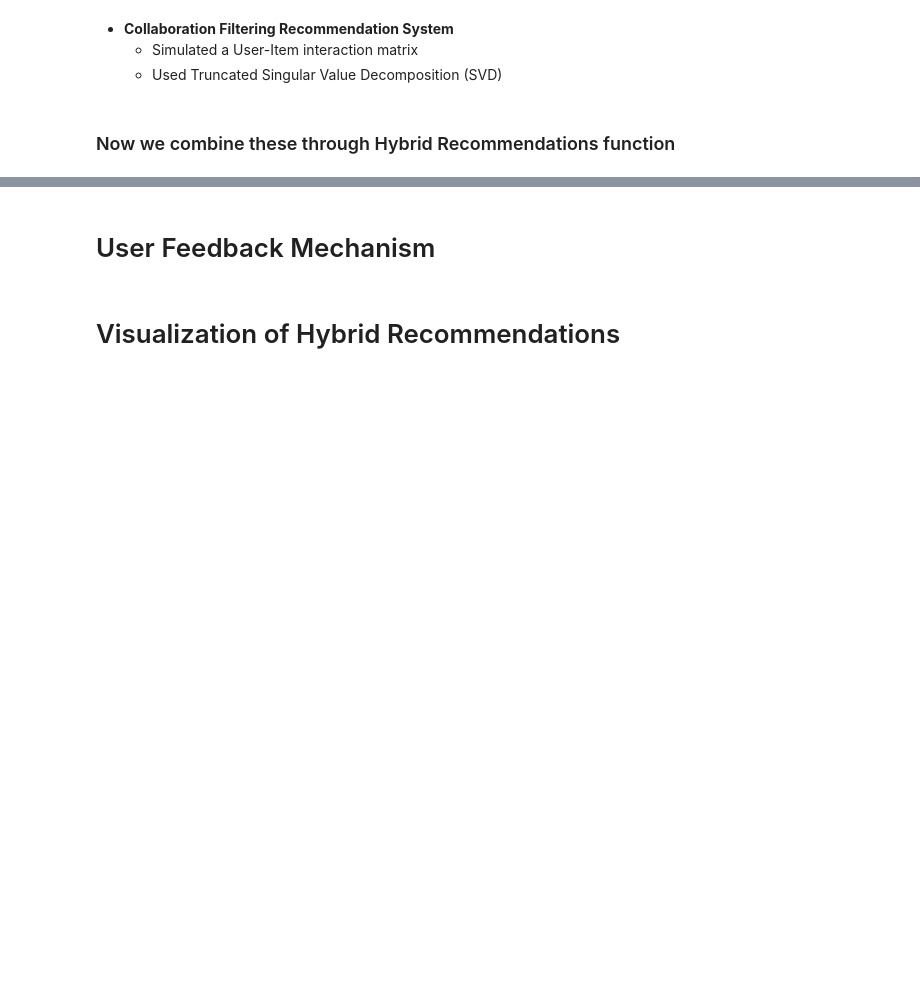
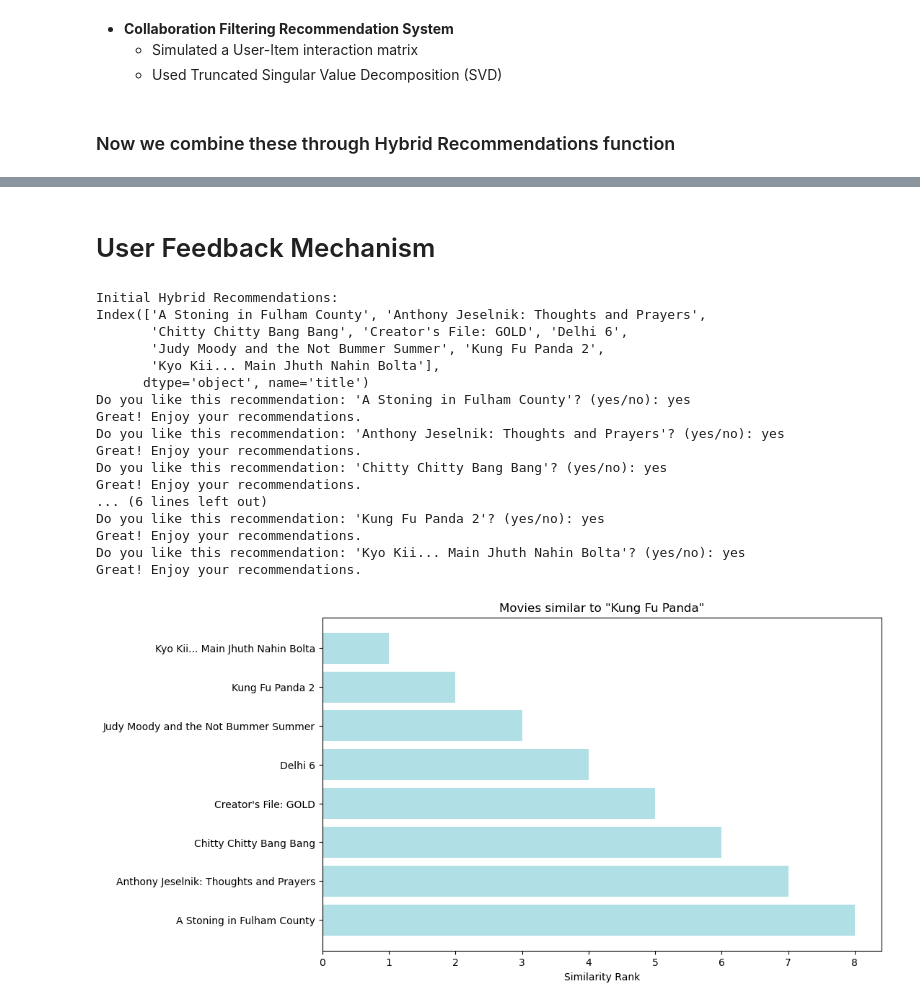
Before and after one commit to Navaras-g/Hybrid-Movie-Recommendation, a Jupyter notebook: Netflix Movies Hybrid Recommendation System.ipynb, the cells around one changed output, grey strips where cells are left out. Saved outputs shown, nothing was run; the diff lists cells and outputs as text; code cells hidden in the pictures; blank space fills up the shorter version.

```diff
--- a/Netflix Movies Hybrid Recommendation System.ipynb
+++ b/Netflix Movies Hybrid Recommendation System.ipynb
@@ -729,2 +708,0 @@ Index(['A Stoning in Fulham County', 'Anthony Jeselnik: Thoughts and Prayers',
-# %% [markdown]
-# User Feedback Mechanism
@@ -751,2 +709,2 @@ def adjust_weights_based_on_feedback(feedback, current_weights):
-# %% [markdown]
-# Visualization of Hybrid Recommendations
+# %% [markdown]
+# User Feedback Mechanism
@@ -752,0 +743,41 @@ def adjust_weights_based_on_feedback(feedback, current_weights):
+# %%
+# Example usage for hybrid recommendation system
+
+title = 'Kung Fu Panda'
+user_id = 0
+content_weight = 0.5
+collaborative_weight = 0.5
+
+hybrid_recs = hybrid_recommendations(title, user_id, content_weight, collaborative_weight)
+
+print("Initial Hybrid Recommendations:")
+
+print(hybrid_recs)
+
+# Feedback loop and updated recommendations
+
+hybrid_recs = get_user_feedback_and_recommend(hybrid_recs, user_id, title, content_weight, collaborative_weight)
+
+
+# Visualizing the final recommendations
+
+visualize_recom(title, hybrid_recs)
+# %% [output]
+Initial Hybrid Recommendations:
+Index(['A Stoning in Fulham County', 'Anthony Jeselnik: Thoughts and Prayers',
+       'Chitty Chitty Bang Bang', 'Creator's File: GOLD', 'Delhi 6',
+       'Judy Moody and the Not Bummer Summer', 'Kung Fu Panda 2',
+       'Kyo Kii... Main Jhuth Nahin Bolta'],
+      dtype='object', name='title')
+Do you like this recommendation: 'A Stoning in Fulham County'? (yes/no): yes
+Great! Enjoy your recommendations.
+Do you like this recommendation: 'Anthony Jeselnik: Thoughts and Prayers'? (yes/no): yes
+Great! Enjoy your recommendations.
+Do you like this recommendation: 'Chitty Chitty Bang Bang'? (yes/no): yes
+Great! Enjoy your recommendations.
+... (6 lines left out)
+Do you like this recommendation: 'Kung Fu Panda 2'? (yes/no): yes
+Great! Enjoy your recommendations.
+Do you like this recommendation: 'Kyo Kii... Main Jhuth Nahin Bolta'? (yes/no): yes
+Great! Enjoy your recommendations.
+[figure, added]
```
Also changed, not shown: parts of 6 cells of this notebook.
